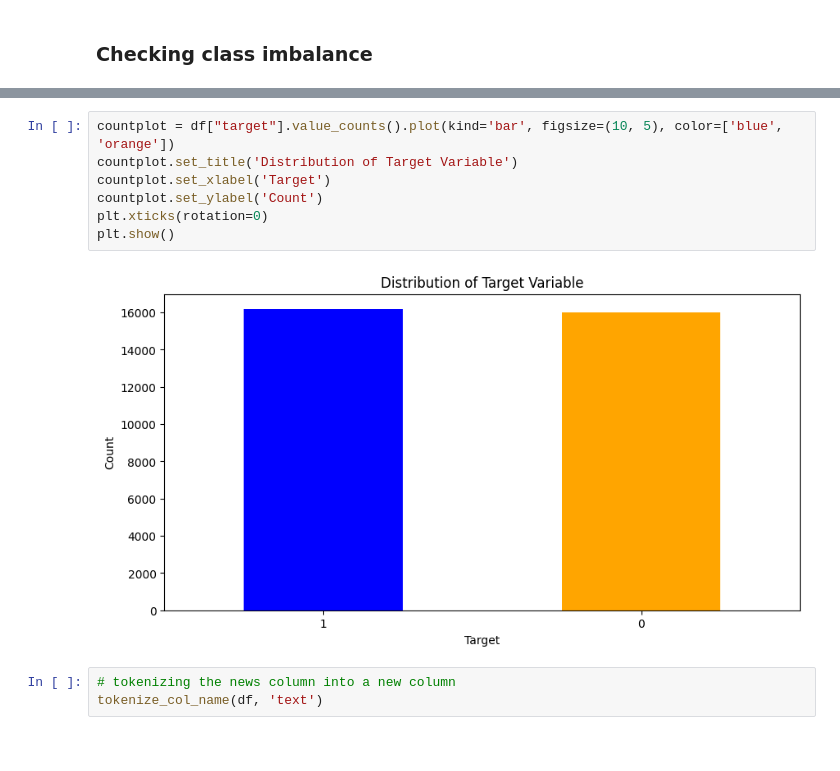
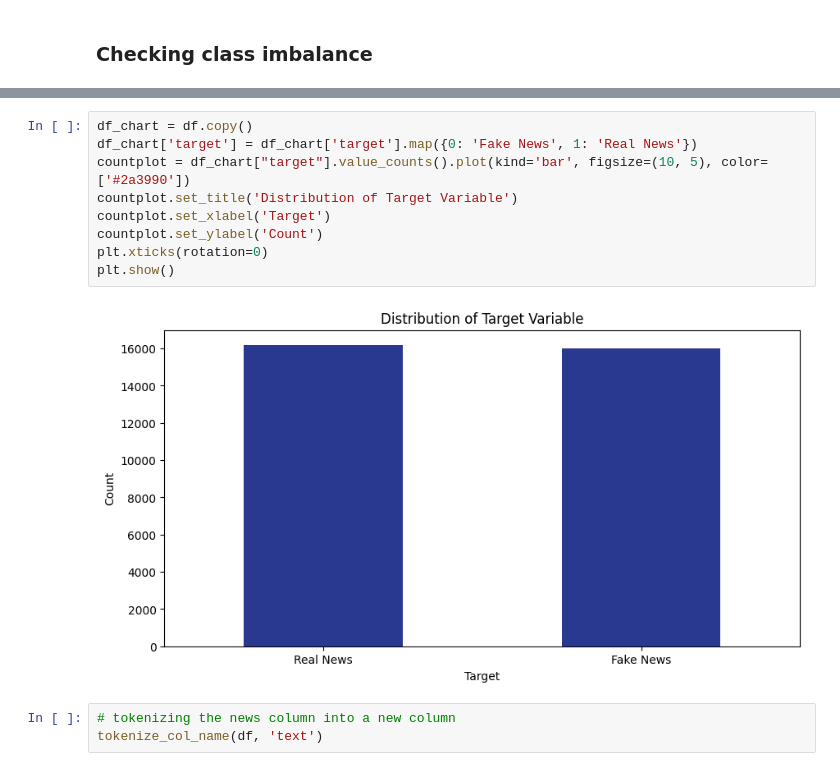
Before and after one commit to Bumbledebee/NLP-Project, a Jupyter notebook: notebook/main.ipynb, the cells around one changed output, grey strips where cells are left out. Cells and saved outputs as stored; diff of their text form.

```diff
--- a/notebook/main.ipynb
+++ b/notebook/main.ipynb
@@ -201,12 +208,14 @@ There are 0 duplicate rows, 0 empty rows and 0 empty spaces
 # %%
-countplot = df["target"].value_counts().plot(kind='bar', figsize=(10, 5), color=['blue', 'orange'])
+df_chart = df.copy()
+df_chart['target'] = df_chart['target'].map({0: 'Fake News', 1: 'Real News'})
+countplot = df_chart["target"].value_counts().plot(kind='bar', figsize=(10, 5), color=['#2a3990'])
 countplot.set_title('Distribution of Target Variable')
 countplot.set_xlabel('Target')
 countplot.set_ylabel('Count')
 plt.xticks(rotation=0)
 plt.show()
 # %% [output]
-[figure, old version]
+[figure, new version]
 # %%
 # tokenizing the news column into a new column
 tokenize_col_name(df, 'text')
```
Also changed, not shown: parts of 8 cells of this notebook, 6 other files.
